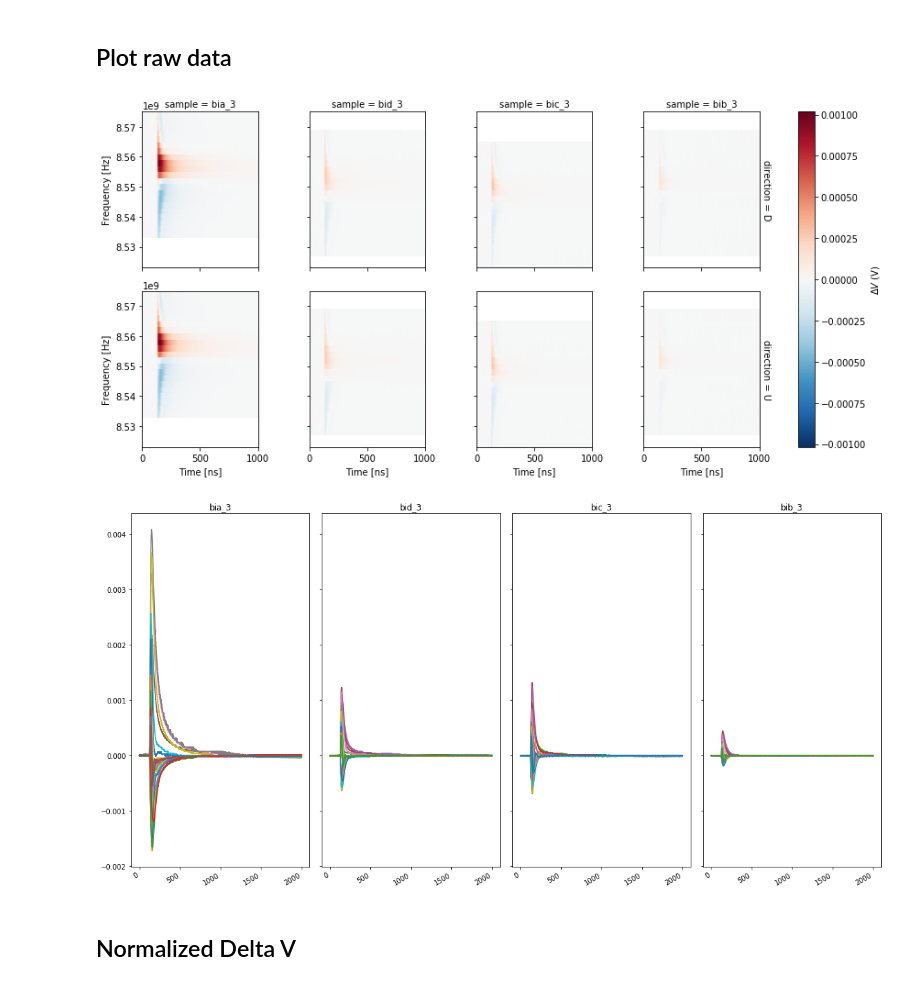
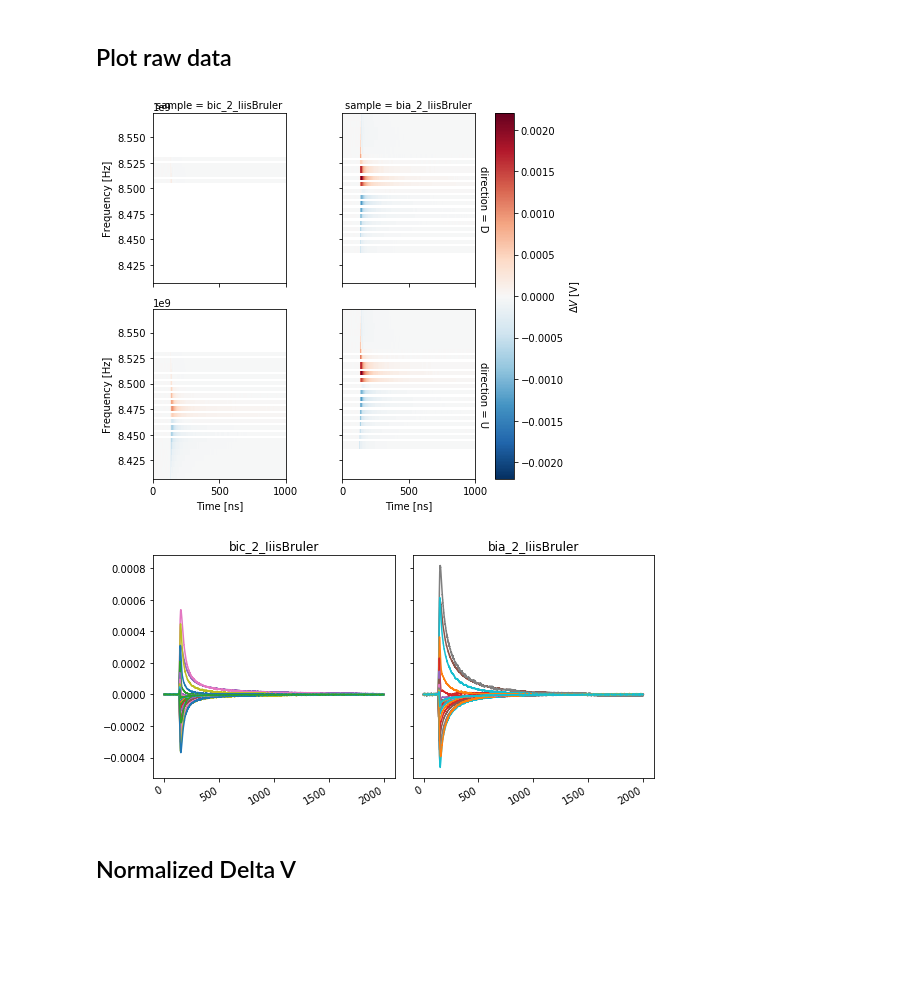
Before and after one commit to aspitarl/TRMC, a Jupyter notebook: RawDataLoad.ipynb, the cells around one changed output. Cells and saved outputs as stored; diff of their text form; code cells hidden in the pictures; blank space fills up the shorter version.

```diff
--- a/RawDataLoad.ipynb
+++ b/RawDataLoad.ipynb
@@ -23,15 +23,25 @@ import itertools
 # basedir = '\\\\depot.engr.oregonstate.edu\\users\\coe_apirate\\Windows.Documents\\Desktop\\Data'
 basedir = 'C:\\Users\\aspit\\OneDrive\\OSU\\Raw Data'
 # basedir = 'C://Users/coe_apirate/OneDrive\\OSU\\Raw Data'
+
+
+
 fps = {
+    'bic_2_IiisBruler': os.path.join(basedir,'20190401\EPFL_C_2_irisB_backito'),
+    'bia_2_IiisBruler': os.path.join(basedir,'20190331\EPFL_Bia_2_IiisBruler'),
+#         'bia_parabolic': os.path.join(basedir,'20190331\EPFL_BiA_2_parabolic'),
+#     'bia_small_backito': os.path.join(basedir,'20190331\EPFL_BiA_2'),
+#     'bia_backito': os.path.join(basedir,'20190330\EPFL_BiA_2_norm_backwardsito'),
+#     'bia_irisB': os.path.join(basedir,'20190329\EPFL_BiA_2_irisB'),
+#     'bia_irisN': os.path.join(basedir,'20190330\EPFL_BiA_2_smallholder_normiris'),
 #     'ox1_iris3' : os.path.join(basedir,'20190323\\OX1_Iris3_2'),
 #     'p':os.path.join(basedir,'20190309\\EPFL_P'),
 #     'ox1_mag_Bhoriz_quick' : os.path.join(basedir,'20190309\OX1_Mag_horiz_quick'),
 #     'ox1_mag_B_quick' : os.path.join(basedir,'20190309\OX1_Mag_quick'),
-    'bia_3': os.path.join(basedir,'20190302\EPFL_A2_3'),
-    'bid_3': os.path.join(basedir,'20190302\EPFL_D2_3'),
-    'bic_3': os.path.join(basedir,'20190301\EPFL_Bi_C2_3'),
-    'bib_3': os.path.join(basedir,'20190303\EPFL_B2_3'),
+#     'bia_3': os.path.join(basedir,'20190302\EPFL_A2_3'),
+#     'bid_3': os.path.join(basedir,'20190302\EPFL_D2_3'),
+#     'bic_3': os.path.join(basedir,'20190301\EPFL_Bi_C2_3'),
+#     'bib_3': os.path.join(basedir,'20190303\EPFL_B2_3'),
 #     'pc': os.path.join(basedir,'20190228\EPFL_PC_2'),
 #     'kcs': os.path.join(basedir,'20190227\EPFL_KCS_2'),
 #     'k': os.path.join(basedir,'20190226\EPFL_2_K_2'),
@@ -72,7 +82,7 @@ for samp in fps:
 #     direction_used = False if samp is 'ox1_mag_B_quick' or 'ox1_mag_Bhoriz_quick' else False
     s_fps = load.freqfluence_flist(direc,direction_used=True)
     print('Loading data for ' + samp)
-    s,backvs = load.freqfluence_load(s_fps)
+    s,backvs = load.freqfluence_load(s_fps, sub_lowpow=True)
     print('Converting to Dataset')
     da = xr.DataArray.from_series(s)
     da = da.chunk({'time': 2000})
@@ -157,24 +167,32 @@ Stored 'da_dcs' (DataArray)
 ## Plot raw data
 # %%
 da_dv = da_dv.load()
+# %%
+da_dv = da_dv.sortby('fluence')
 # %%
 col = None if (len(da_dv.indexes['sample']) == 1)  else 'sample'
 row = None if (len(da_dv.indexes['direction']) == 1)  else 'direction'
 timeslice = slice(0e-9,1000e-9)
+# %%
+def sel_fluence(da, sel):
+    da  = da.dropna('fluence','all').isel(fluence = sel)
+    return da
+
+da_dv_fsel = da_dv.groupby('sample').apply(sel_fluence, sel = -1)
 # %%
-g = da_dv.dropna('fluence','all').mean('fluence').sel(time = timeslice).plot(x = 'time', y = 'freq', row = row, col = col)
+g = da_dv_fsel.sel(time = timeslice).plot(x = 'time', y = 'freq', row = row, col = col)
 
 axs = g.axes.flatten() if type(g.axes) == np.ndarray else [g.axes]
 for ax in axs:
     ax.xaxis.set_major_formatter(FuncFormatter(plot.exp_formatter(-9).func))
 # %% [output]
-[figure, old version]
+[figure, new version]
 # %%
 size = len(da_dv.indexes['sample'])
 fig, axes = plt.subplots(1,size, figsize = (4*size, 2*size), squeeze=False, sharey = True)
 
 for i,samp in enumerate(da_dv.indexes['sample']):
-    data = da_dv.sel(sample = samp).sel(direction = 'U').dropna('fluence','all').isel(fluence = -1).dropna('time','all')
+    data = da_dv.sel(sample = samp).sel(direction = 'U').dropna('fluence','all').isel(fluence = -3).dropna('time','all')
     ax = axes[0][i]
     f0 = 8.542e9
     freqs = data.indexes['freq']
@@ -192,7 +210,7 @@ for i,samp in enumerate(da_dv.indexes['sample']):
 fig.autofmt_xdate()
 fig.tight_layout()
 # %% [output]
-[figure, old version]
+[figure, new version]
 # %% [markdown]
 ## Normalized Delta V
 # %%
```
Also changed, not shown: parts of 5 cells of this notebook, 3 other files.
